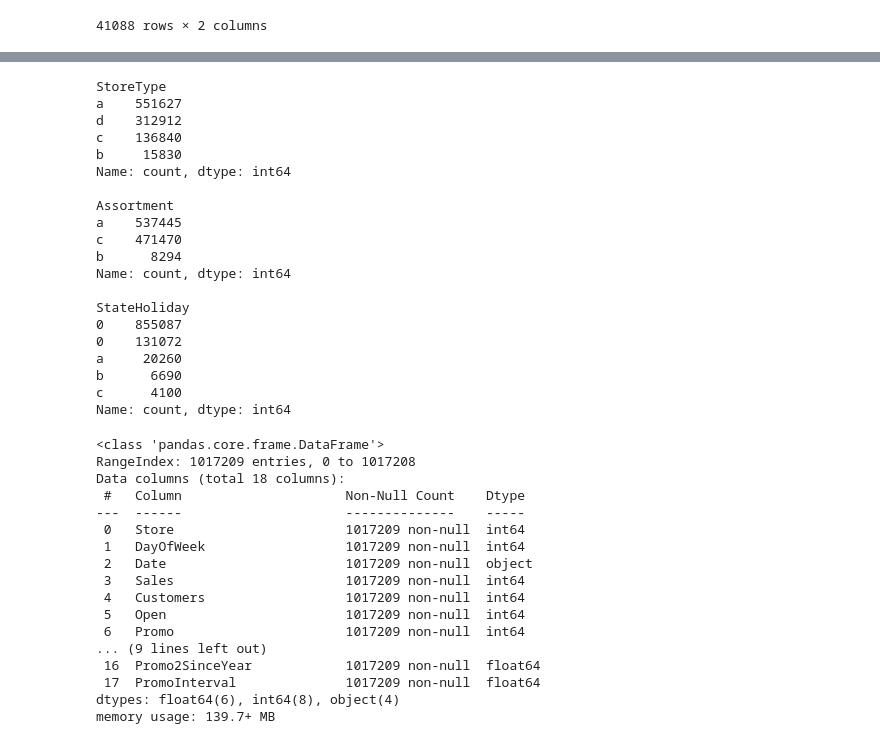
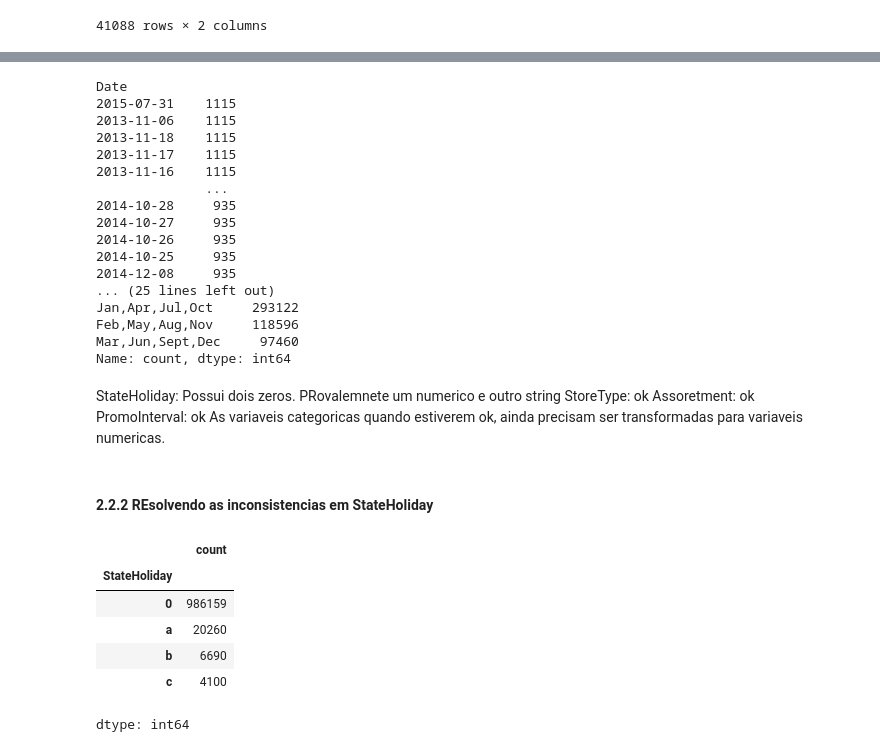
Before and after one commit to HammadN98/previsao_de_vendas, a Jupyter notebook: previsao_das_vendas_lojas_Rossmann.ipynb, the cells around one changed output, grey strips where cells are left out. Cells and saved outputs as stored; diff of their text form; code cells hidden in the pictures.

Commit message:
Resolvendo as variaveis c ategoricas

```diff
--- a/previsao_das_vendas_lojas_Rossmann.ipynb
+++ b/previsao_das_vendas_lojas_Rossmann.ipynb
@@ -190,7 +190,7 @@ train['Promo2SinceYear'] = train['Promo2SinceYear'].fillna(0)
 test['Promo2SinceYear'] = test['Promo2SinceYear'].fillna(0)
 
 # NaN -> 'None'
-train['PromoInterval'] = train['Promo2SinceYear'].fillna('None')
+train['PromoInterval'] = train['PromoInterval'].fillna('None')
 test['PromoInterval'] = test['PromoInterval'].fillna('None')
 
 test['Open'] = test['Open'].fillna(0)
@@ -365,44 +372,42 @@ test[['CompetitionOpenSinceYear', 'CompetitionMissing']]
 # %%
-for categorica in ['StoreType', 'Assortment', 'StateHoliday']:
+for categorica in cat_columns:
     print(f"{train[categorica].value_counts()}\n")
 # %% [output]
-StoreType
-a    551627
-d    312912
-c    136840
-b     15830
+Date
+2015-07-31    1115
+2013-11-06    1115
+2013-11-18    1115
+2013-11-17    1115
+2013-11-16    1115
+              ...
+2014-10-28     935
+2014-10-27     935
+2014-10-26     935
+2014-10-25     935
+2014-12-08     935
+... (25 lines left out)
+Jan,Apr,Jul,Oct     293122
+Feb,May,Aug,Nov     118596
+Mar,Jun,Sept,Dec     97460
 Name: count, dtype: int64
-
-Assortment
-a    537445
-c    471470
-b      8294
-Name: count, dtype: int64
-
-StateHoliday
-0    855087
-0    131072
-a     20260
-b      6690
-c      4100
-Name: count, dtype: int64
-# %%
-train.info()
-# %% [output]
-<class 'pandas.core.frame.DataFrame'>
-RangeIndex: 1017209 entries, 0 to 1017208
-Data columns (total 18 columns):
- #   Column                     Non-Null Count    Dtype
----  ------                     --------------    -----
- 0   Store                      1017209 non-null  int64
- 1   DayOfWeek                  1017209 non-null  int64
- 2   Date                       1017209 non-null  object
- 3   Sales                      1017209 non-null  int64
- 4   Customers                  1017209 non-null  int64
- 5   Open                       1017209 non-null  int64
- 6   Promo                      1017209 non-null  int64
-... (9 lines left out)
- 16  Promo2SinceYear            1017209 non-null  float64
- 17  PromoInterval              1017209 non-null  float64
-dtypes: float64(6), int64(8), object(4)
-memory usage: 139.7+ MB
+# %% [markdown]
+StateHoliday: Possui dois zeros. PRovalemnete um numerico e outro string
+StoreType: ok
+Assoretment: ok
+PromoInterval: ok
+As variaveis categoricas quando estiverem ok, ainda precisam ser transformadas para variaveis numericas.
+# %% [markdown]
+#### 2.2.2 REsolvendo as inconsistencias em StateHoliday
+# %%
+train['StateHoliday'] = train['StateHoliday'].astype(str).replace('0.0', '0')
+test['StateHoliday'] = test['StateHoliday'].astype(str).replace('0.0', '0')
+# %%
+train['StateHoliday'].value_counts()
+# %% [output]
+|  | count |
+| StateHoliday |  |
+| 0 | 986159 |
+| a | 20260 |
+| b | 6690 |
+| c | 4100 |
+dtype: int64
```
Also changed, not shown: parts of 7 cells of this notebook.
